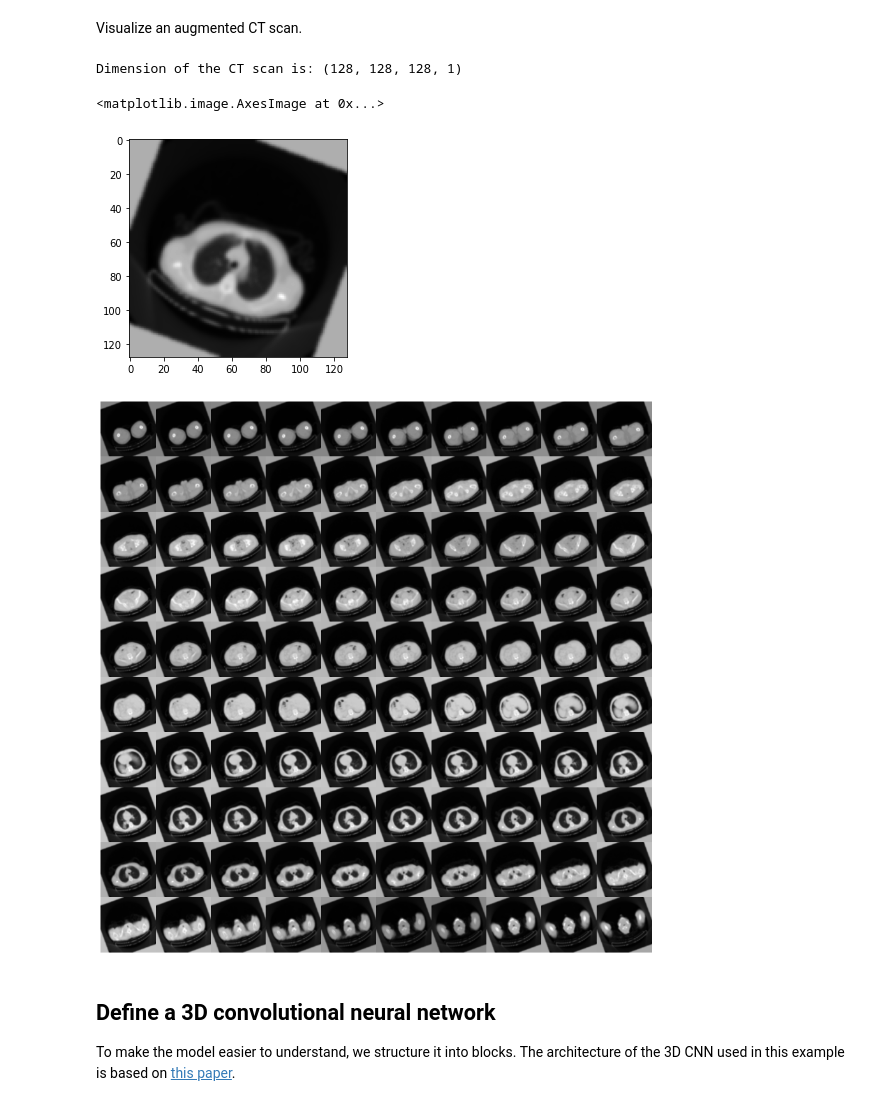
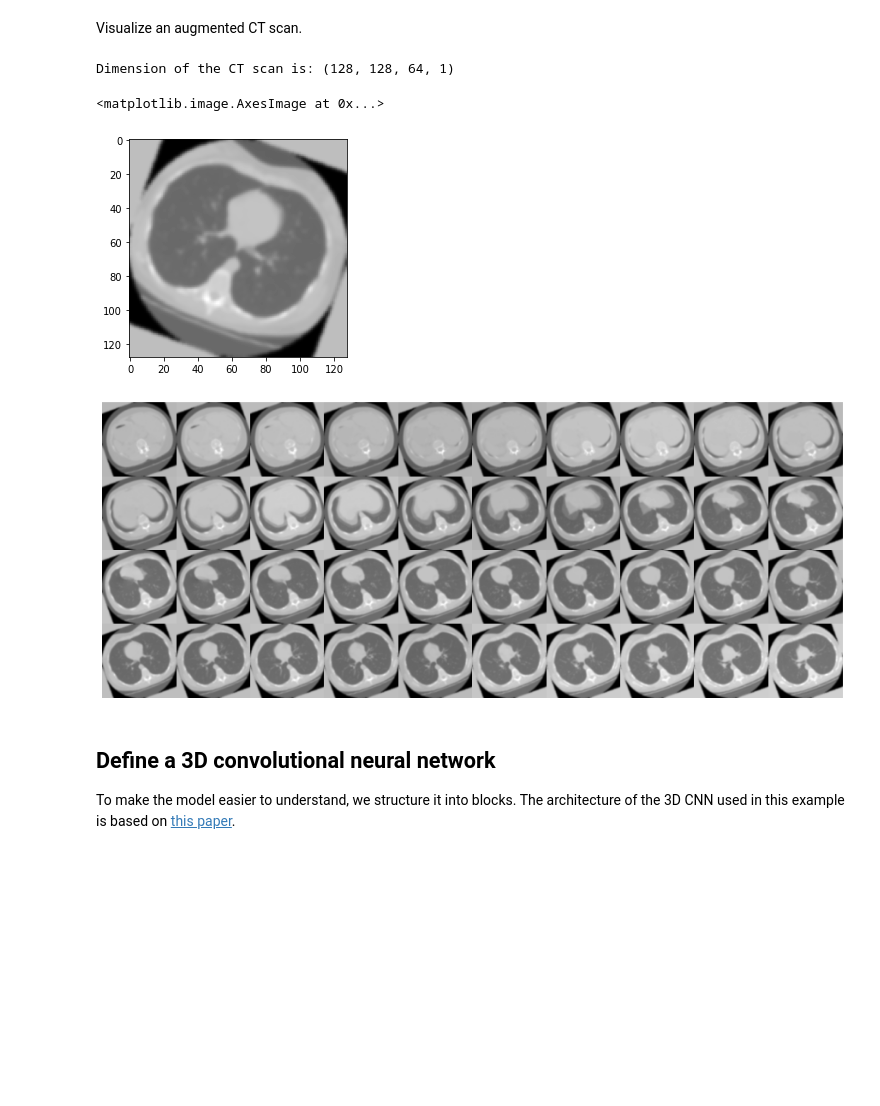
Before and after one commit to hasibzunair/3D-image-classification-tutorial, a Jupyter notebook: 3D_image_classification.ipynb, the cells around one changed output. Cells and saved outputs as stored; diff of their text form; code cells hidden in the pictures; blank space fills up the shorter version.

Commit message:
new data training notebook

```diff
--- a/3D_image_classification.ipynb
+++ b/3D_image_classification.ipynb
@@ -103,7 +103,7 @@ def resize_slices(img):
 def resize_depth(img):
     """Resize across z-axis"""
     # set the desired depth
-    desired_depth = 128
+    desired_depth = 64
     # get current depth
     current_depth = img.shape[-1]
     # compute depth factor
@@ -129,16 +129,16 @@ Let's read the paths of the CT scans from the class directories.
 # folder "CT-0" consist of CT scans having normal lung tissue,
 # no CT-signs of viral pneumonia
 normal_scan_paths = [
-    os.path.join(os.getcwd(), "NSCLC-Radiomics-Genomics/CT-0", x)
-    for x in os.listdir("NSCLC-Radiomics-Genomics/CT-0")
+    os.path.join(os.getcwd(), "MosMedData/CT-0", x)
+    for x in os.listdir("MosMedData/CT-0")
 ]
 # folder "CT-1" consist of CT scans having several ground-glass opacifications,
-#involvement of lung parenchyma
+# involvement of lung parenchyma
 abnormal_scan_paths = [
-    os.path.join(os.getcwd(), "NSCLC-Radiomics-Genomics/CT-2", x)
-    for x in os.listdir("NSCLC-Radiomics-Genomics/CT-2")
+    os.path.join(os.getcwd(), "MosMedData/CT-1", x)
+    for x in os.listdir("MosMedData/CT-1")
 ]
 
-print("CT scans with normal lung tissue: " + str(len(left_scan_paths)))
-print("CT scans with abnormal lung tissue: " + str(len(right_scan_paths)))
+print("CT scans with normal lung tissue: " + str(len(normal_scan_paths)))
+print("CT scans with abnormal lung tissue: " + str(len(abnormal_scan_paths)))
 # %% [output]
@@ -200,16 +200,18 @@ Lastly, split the dataset into train and validation subsets.
 abnormal_scans = np.array([process_scan(path) for path in abnormal_scan_paths])
 normal_scans = np.array([process_scan(path) for path in normal_scan_paths])
 
-# for the CT scans having cancerous regions in the right side
-# assign 1, similarly for left assign 0.
+# for the CT scans having presence of viral pneumonia
+# assign 1, for the normal ones assign 0.
 abnormal_labels = np.array([1 for _ in range(len(abnormal_scans))])
 normal_labels = np.array([0 for _ in range(len(normal_scans))])
 
-# split data in the ratio 70-30 for training and testing
-x_train = np.concatenate((abnormal_scans[:28], normal_scans[:28]), axis=0)
-y_train = np.concatenate((abnormal_labels[:28], normal_labels[:28]), axis=0)
-x_test = np.concatenate((abnormal_scans[28:], normal_scans[28:]), axis=0)
-y_test = np.concatenate((abnormal_labels[28:], normal_labels[28:]), axis=0)
-print("Number of samples in train and test are %d and %d."
-      %(x_train.shape[0], x_test.shape[0]))
+# split data in the ratio 70-30 for training and validation
+x_train = np.concatenate((abnormal_scans[:70], normal_scans[:70]), axis=0)
+y_train = np.concatenate((abnormal_labels[:70], normal_labels[:70]), axis=0)
+x_val = np.concatenate((abnormal_scans[70:], normal_scans[70:]), axis=0)
+y_val = np.concatenate((abnormal_labels[70:], normal_labels[70:]), axis=0)
+print(
+    "Number of samples in train and validation are %d and %d."
+    % (x_train.shape[0], x_val.shape[0])
+)
 # %% [output]
@@ -325,17 +327,17 @@ images, labels = list(data)[0]
 images = images.numpy()
 image = images[0]
 print("Dimension of the CT scan is:", image.shape)
-plt.imshow(np.squeeze(image[:, :, 80]), cmap="gray")
+plt.imshow(np.squeeze(image[:, :, 30]), cmap="gray")
 # %% [output]
-Dimension of the CT scan is: (128, 128, 128, 1)
+Dimension of the CT scan is: (128, 128, 64, 1)
 <matplotlib.image.AxesImage at 0x...>
-[figure, old version]
+[figure, new version]
 # %%
 # visualize montage of slices
 # 10 rows and 10 columns for 100 slices of the CT scan
-plot_slices(10, 10, 128, 128, image[:, :, :100])
+plot_slices(4, 10, 128, 128, image[:, :, :40])
 # %% [output]
-[figure, old version]
+[figure, new version]
 # %% [markdown]
 ## Define a 3D convolutional neural network
 
```
Also changed, not shown: parts of 13 cells of this notebook.
